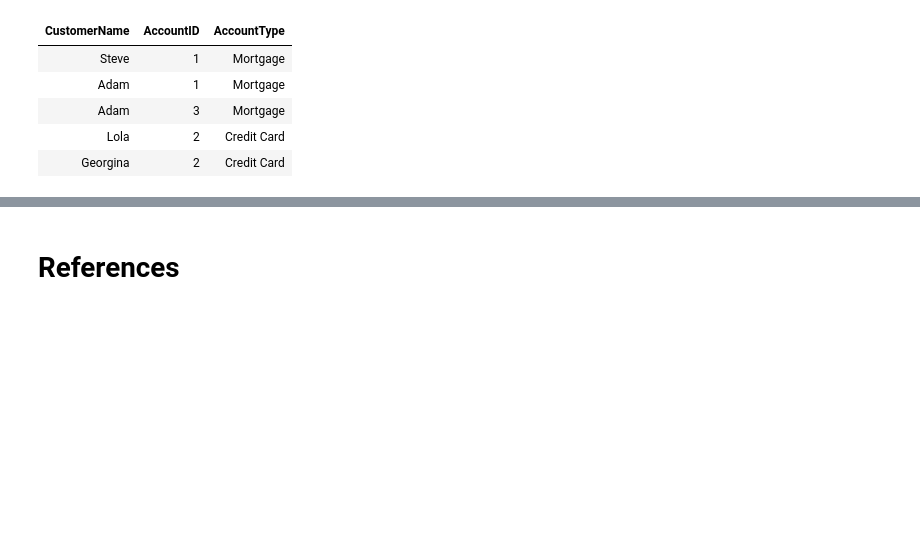
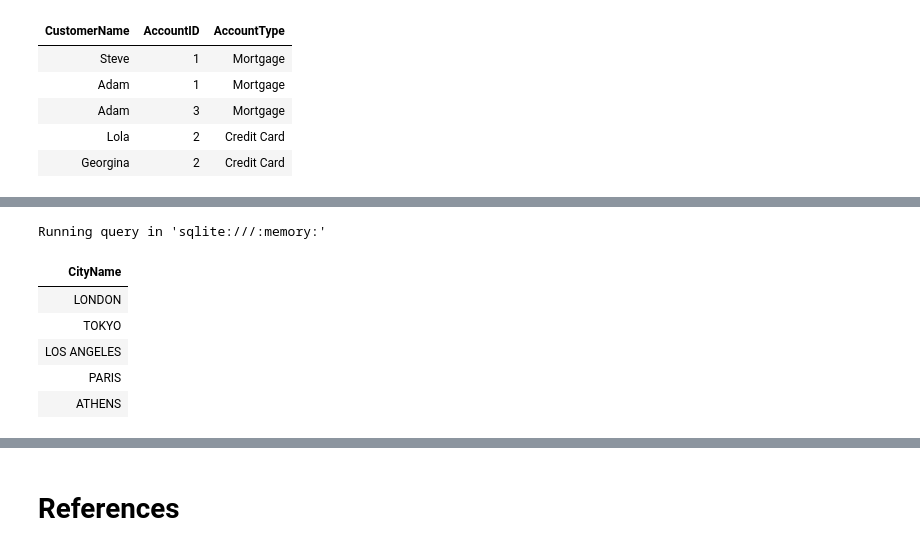
Before and after one commit to ancilcleetus/My-Learning-Journey-in-AI, a Jupyter notebook: Tools/SQL_Crash_Course.ipynb, the cells around one changed output, grey strips where cells are left out. Saved outputs shown, nothing was run; the diff lists cells and outputs as text; code cells hidden in the pictures; blank space fills up the shorter version.

```diff
--- a/Tools/SQL_Crash_Course.ipynb
+++ b/Tools/SQL_Crash_Course.ipynb
@@ -977,0 +1038,12 @@ Running query in 'sqlite:///:memory:'
+# %%
+%%sql
+
+SELECT * FROM Olympics;
+# %% [output]
+Running query in 'sqlite:///:memory:'
+| CityName |
+| LONDON |
+| TOKYO |
+| LOS ANGELES |
+| PARIS |
+| ATHENS |
```
Also changed, not shown: parts of 11 cells of this notebook.
